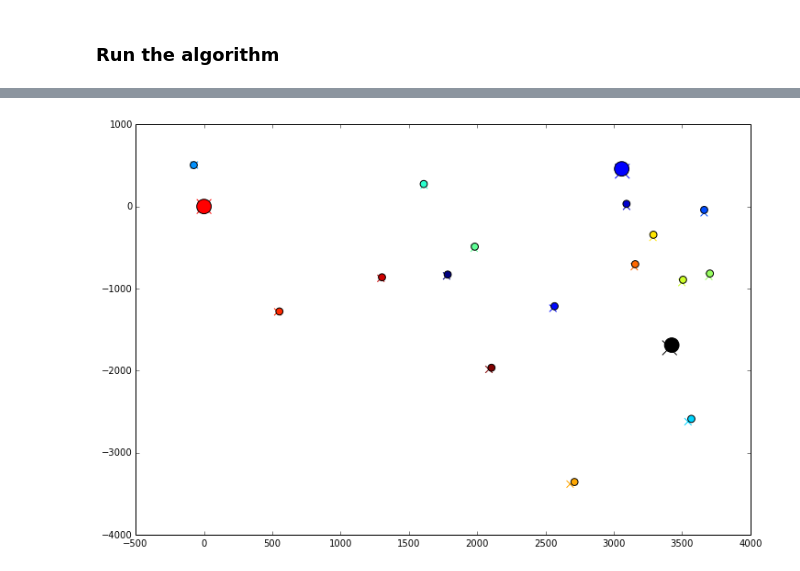
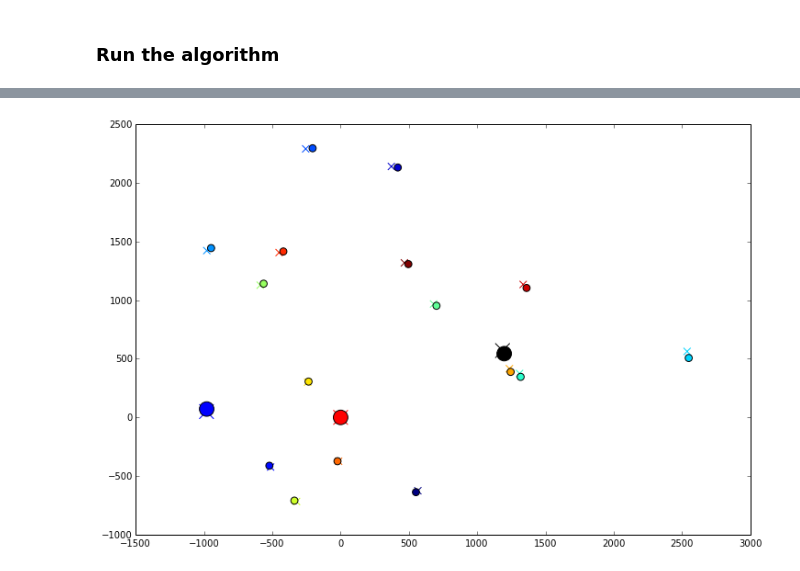
Before and after one commit to Taraxicum/geo_parser, a Jupyter notebook: Geographic Clustering-Test Case.ipynb, the cells around one changed output, grey strips where cells are left out. Drawn from its saved outputs; the diff is of its cells as text; code cells hidden in the pictures.

```diff
--- a/Geographic Clustering-Test Case.ipynb
+++ b/Geographic Clustering-Test Case.ipynb
@@ -201,5 +262,5 @@ df = find_distances(points, fixed_points)
 #This was the second pass through iterating 10000 times.  In between the first and second pass I hand
 #  adjusted one of the hypothesized points that seemed to be stuck in a local minima and the set quickly converged
 #  after that.
-p, fp = iterate_hypothesis(10000, df, .05, p, fp)
+p, fp = iterate_hypothesis(1000, df, .9, p, fp)
 # %% [output]
@@ -237,7 +298,11 @@ i=15 - fire: 0, water: -0, road -0
 # %%
 #Fine tuning to try and get out of local minima
 #recenter(fp, p, -fp['fire']['x'], -fp['fire']['y'])
-#p.loc[4] = -p.loc[4]
+#recenter(fp, p, -fp['water']['x'], -fp['water']['y'])
+recenter(fp, p, -fp['road']['x'], -fp['road']['y'])
+#p.loc[11] = -p.loc[11]
+p.loc[6] = -p.loc[6]
+#p.loc[5, 'x'] = -p.loc[5, 'x']
 # %%
 #Recenter for ease of comparing plots
 recenter(fixed_points, points, -fixed_points['fire']['x'], -fixed_points['fire']['y'])
@@ -251,13 +316,13 @@ plot_results(points, p, fixed_points, fp)
 # %%
 #A reflection and rotation is all it took to line up the original points and the hypothesized points
 #  a more precise rotation would have fit even better but makes it harder to see the Xs
 plt.figure(figsize=(12, 8))
-pr, fpr = rotate(p, fp, 5*np.pi/6)
+pr, fpr = rotate(p, fp, 7.7*np.pi/6)
 # negative x-values to make a reflection over the y-axis
 plt.scatter(-pr[:, 0], pr[:, 1], c=range(0, len(pr[:,0])), marker='x', s=60)
 plt.scatter(-fpr[0,0], fpr[1, 0], c='red', marker='x', s=250)
 plt.scatter(-fpr[0,1], fpr[1, 1], c='blue', marker='x', s=250)
 plt.scatter(-fpr[0,2], fpr[1, 2], c='black', marker='x', s=250)
 plot_results(points, p, fixed_points, fp, inc_hyp=False)
 # %% [output]
-[figure, old version]
+[figure, new version]
```
Also changed, not shown: parts of 6 cells of this notebook.
